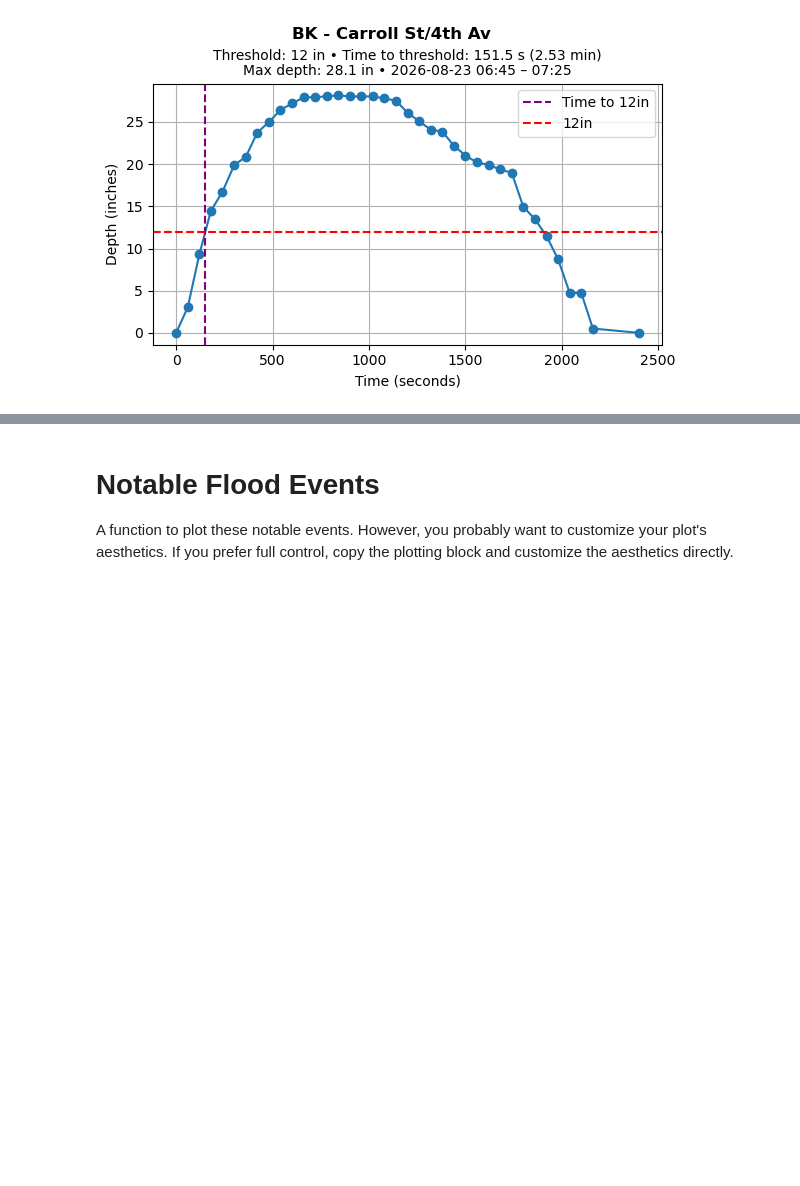
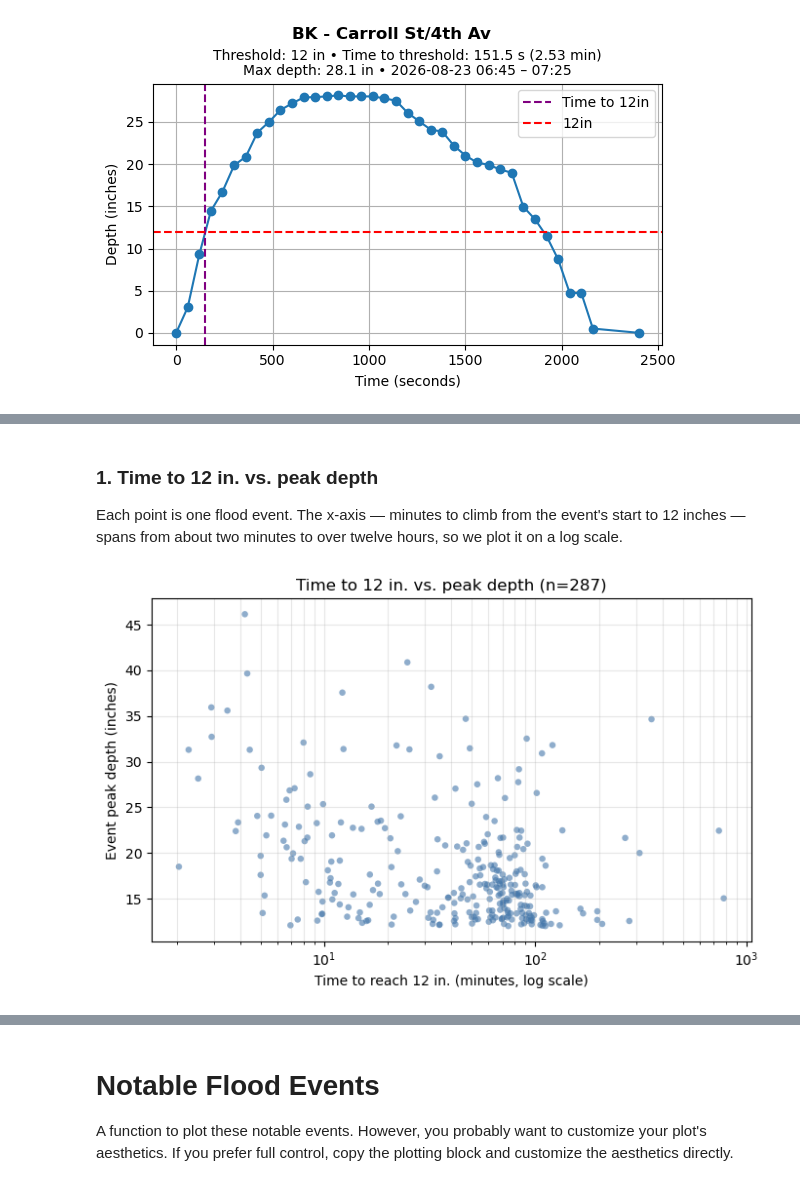
Before and after one commit to mebauer/floodnet-nyc-tutorial, a Jupyter notebook: 03-flood-profiles.ipynb, the cells around one changed output, grey strips where cells are left out. Saved outputs shown, nothing was run; the diff lists cells and outputs as text; code cells hidden in the pictures; blank space fills up the shorter version.

```diff
--- a/03-flood-profiles.ipynb
+++ b/03-flood-profiles.ipynb
@@ -484,0 +501,26 @@ plt.tight_layout()
+# %%
+# Keep every event that reaches 12 in., not just the fastest (top_n default is
+# 10). Pass sensor_id as the carry-through label so we can attach tidal status
+# on a stable key.
+crossings_12 = floodnet.time_to_threshold(
+    df=merged_df,
+    threshold_inches=12,
+    top_n=merged_df.height,   # effectively "no limit": every crossing event
+    name_col="sensor_id",
+)
+
+# sensor_id is unique per sensor and its tidal status never conflicts, so this
+# is a clean 1-to-1 join (joining on sensor_name would duplicate redeployed
+# sensors).
+crossings_12 = crossings_12.join(
+    metadata_df.select(["sensor_id", "tidally_influenced"]),
+    left_on="name",
+    right_on="sensor_id",
+    how="left",
+)
+
+print(f"Events reaching 12 in.: {crossings_12.height}")
+print(crossings_12["tidally_influenced"].value_counts())
+crossings_12.select(
+    ["time_to_thresh_minutes", "depth_max_inches", "tidally_influenced"]
+).head()
@@ -484,0 +546,23 @@ plt.tight_layout()
+# %% [markdown]
+### 1. Time to 12 in. vs. peak depth
+
+Each point is one flood event. The x-axis — minutes to climb from the event's
+start to 12 inches — spans from about two minutes to over twelve hours, so we
+plot it on a log scale.
+# %%
+x = crossings_12["time_to_thresh_minutes"].to_numpy()
+y = crossings_12["depth_max_inches"].to_numpy()
+
+fig, ax = plt.subplots(figsize=(7, 4.5))
+ax.scatter(
+    x, y, s=22, alpha=0.6,
+    color=floodnet.COLORBLIND_PALETTE[0], edgecolor="none",
+)
+ax.set_xscale("log")
+ax.set_xlabel("Time to reach 12 in. (minutes, log scale)")
+ax.set_ylabel("Event peak depth (inches)")
+ax.set_title(f"Time to 12 in. vs. peak depth (n={crossings_12.height})")
+ax.grid(True, which="both", alpha=0.3)
+plt.tight_layout()
+# %% [output]
+[figure, added]
```
Also changed, not shown: parts of 12 cells of this notebook, 5 other files.
